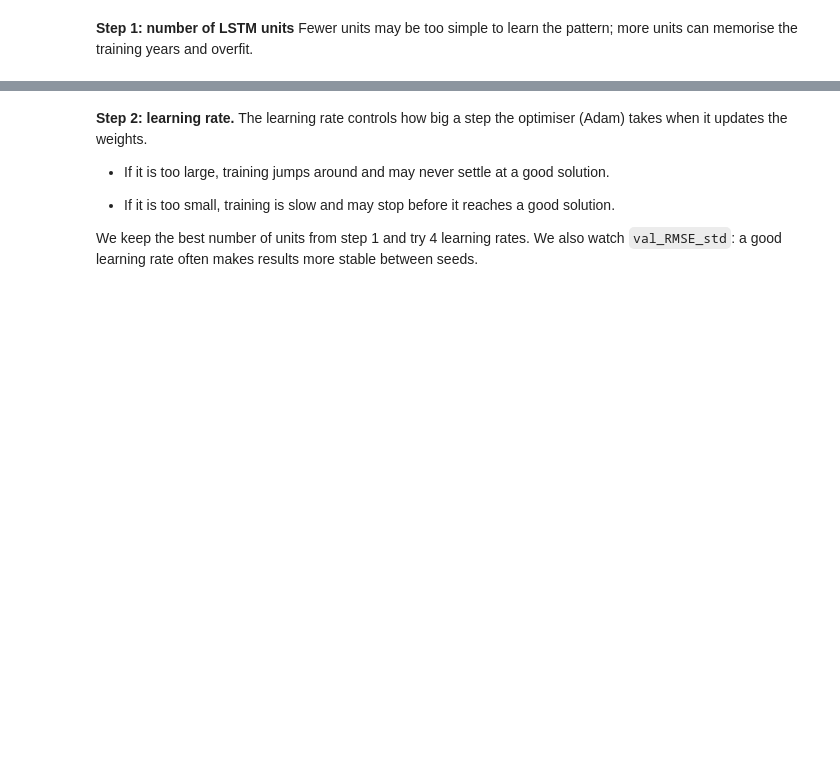
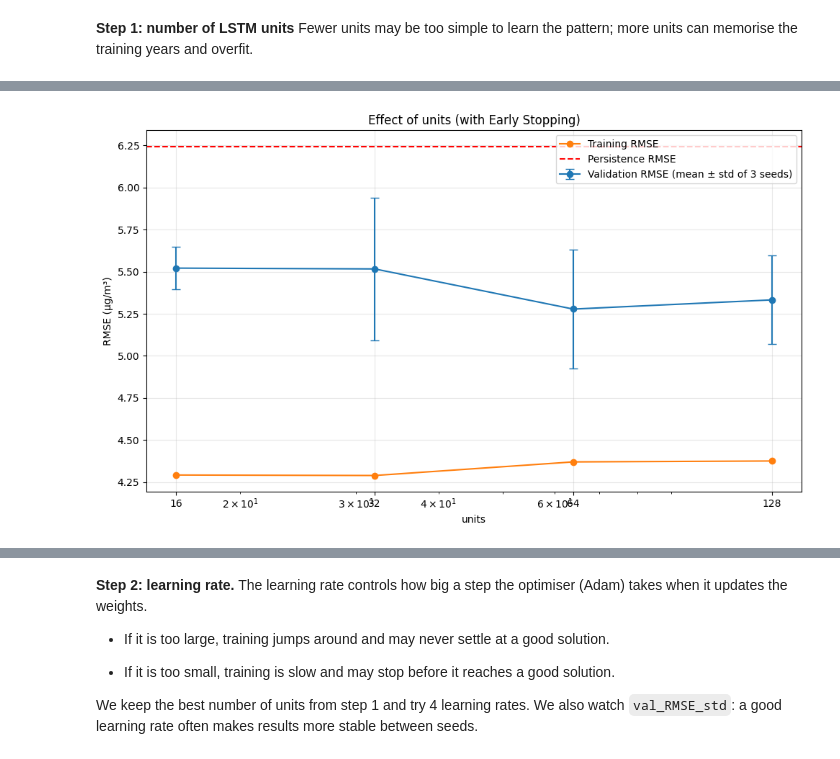
Before and after one commit to mapadeawdai/PM2.5_Prediction, a Jupyter notebook: main.ipynb, the cells around one changed output, grey strips where cells are left out. Drawn from its saved outputs; the diff is of its cells as text; code cells hidden in the pictures; blank space fills up the shorter version.

```diff
--- a/main.ipynb
+++ b/main.ipynb
@@ -2208,0 +2228,17 @@ def prepare_data(target_mode="level"):
+# %%
+def build_lstm(units=32, n_layers=1, dropout=0.0, learning_rate=0.001):
+    model = tf.keras.Sequential()
+    model.add(tf.keras.Input(shape=(X_train.shape[1], X_train.shape[2])))
+
+    for i in range(n_layers):
+        # Every LSTM layer except the last passes the whole sequence on
+        model.add(tf.keras.layers.LSTM(units, return_sequences=(i < n_layers - 1)))
+        if dropout > 0:
+            model.add(tf.keras.layers.Dropout(dropout))
+
+    model.add(tf.keras.layers.Dense(1))
+    model.compile(
+        optimizer=tf.keras.optimizers.Adam(learning_rate=learning_rate),
+        loss="mse"
+    )
+    return model
@@ -2413,62 +2507,16 @@ keep the best value, then move on to the next: units → learning rate → batch
 # %% [markdown]
 **Step 1: number of LSTM units** Fewer units may be too simple to learn the pattern; more units can memorise the training years and overfit.
 # %%
-def train_lstm(units=32, n_layers=1, dropout=0.0, learning_rate=0.001,
-               batch_size=32, target_mode="level", seeds=(42, 7, 123)):
-    """
-    Trains the same setting once per seed with early stopping,
-    and returns the average scores in µg/m³.
-    """
+# Best settings so far (each step adds its winner)
+best_params = {}
 
-    X_tr, y_tr, X_va, y_va, to_pm25 = prepare_data(target_mode)
+# ----- V2 step 1: number of LSTM units -----
+units_results, best_units = sweep(
+    "units",
+    [16, 32, 64, 128],
+    best_params
+)
 
-    # Needed to turn training predictions back into µg/m³
-    base_tr = X_train[:, -1, pm25_index] if target_mode == "delta" else np.zeros(len(y_train))
-    y_std = (y_train - base_tr).std()
-
-    train_scores, val_scores, best_epochs, val_preds = [], [], [], []
-
-    for seed in seeds:
-
-        tf.keras.utils.set_random_seed(seed)
-
-        model = build_lstm(units, n_layers, dropout, learning_rate)
-
-        early_stop = tf.keras.callbacks.EarlyStopping(
-            monitor="val_loss",
-            patience=20,
-            restore_best_weights=True
-        )
-
-        history = model.fit(
-            X_tr, y_tr,
-            validation_data=(X_va, y_va),
-            epochs=300,
-            batch_size=batch_size,
-            callbacks=[early_stop],
-            verbose=0
-        )
-
-        train_pred = y_train + (model.predict(X_tr, verbose=0).ravel() - y_tr) * y_std
-        val_pred = to_pm25(model.predict(X_va, verbose=0).ravel())
-
-        train_scores.append(evaluate_model(y_train, train_pred))
-        val_scores.append(evaluate_model(y_val, val_pred))
-        best_epochs.append(int(np.argmin(history.history["val_loss"])) + 1)
-        val_preds.append(val_pred)
-
-    train_scores = pd.DataFrame(train_scores)
-    val_scores = pd.DataFrame(val_scores)
-
-    summary = {
-        "train_MAE": train_scores["MAE"].mean(),
-        "train_RMSE": train_scores["RMSE"].mean(),
-        "val_MAE": val_scores["MAE"].mean(),
-        "val_RMSE": val_scores["RMSE"].mean(),
-        "val_RMSE_std": val_scores["RMSE"].std(),
-        "val_R2": val_scores["R2"].mean(),
-        "best_epoch": np.mean(best_epochs)
-    }
-
-    # Average prediction over the seeds (used for plots later)
-    return summary, np.mean(val_preds, axis=0)
+best_params["units"] = int(best_units)
+print("Best settings so far:", best_params)
+# %% [output]
@@ -2474,0 +2533 @@ def train_lstm(units=32, n_layers=1, dropout=0.0, learning_rate=0.001,
+[figure, added]
```
Also changed, not shown: parts of 23 cells of this notebook.
